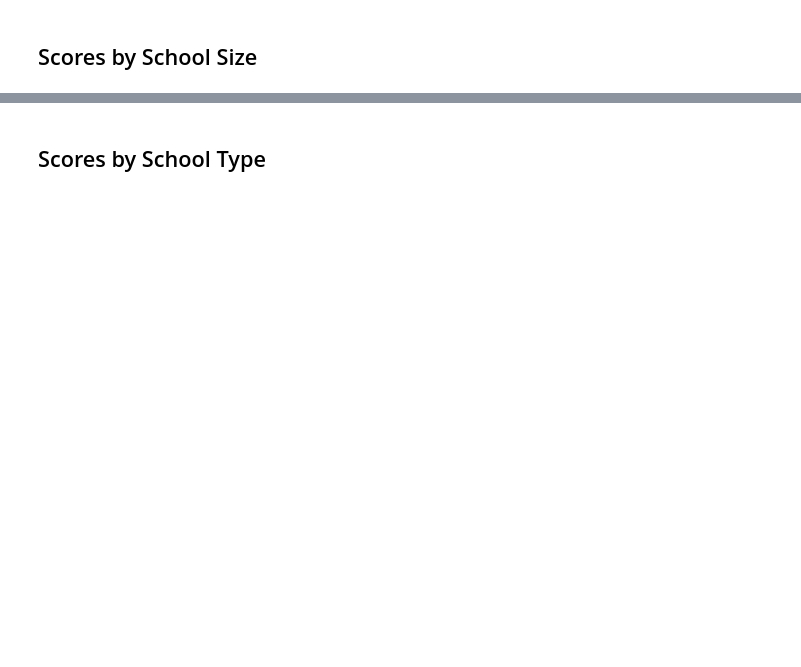
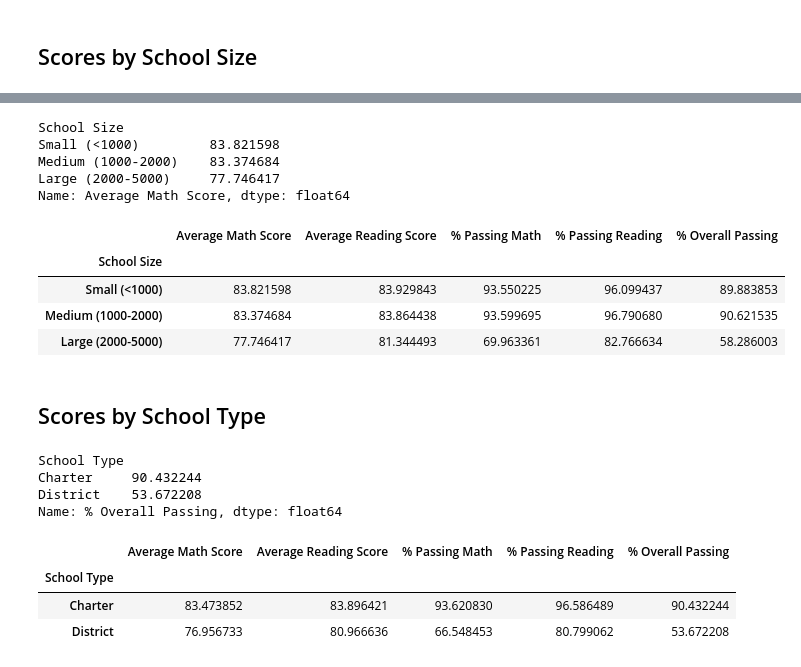
Before and after one commit to ChristyGruen/pandas-challenge, a Jupyter notebook: Starter_Code/PyCitySchools/PyCitySchools_starter.ipynb, the cells around one changed output, grey strips where cells are left out. Saved outputs shown, nothing was run; the diff lists cells and outputs as text; code cells hidden in the pictures; blank space fills up the shorter version.

```diff
--- a/Starter_Code/PyCitySchools/PyCitySchools_starter.ipynb
+++ b/Starter_Code/PyCitySchools/PyCitySchools_starter.ipynb
@@ -563,5 +599,10 @@ labels = ["Small (<1000)", "Medium (1000-2000)", "Large (2000-5000)"]
 # %%
 # Categorize the spending based on the bins
 # Use `pd.cut` on the "Total Students" column of the `per_school_summary` DataFrame.
+#try out code on copy of dataframe first
+# per_school_summary_size = per_school_summary.copy()
+# per_school_summary_size["School Size"] = pd.cut(per_school_summary_size["Total Students"],size_bins,labels=labels)
+# per_school_summary_size
 
-per_school_summary["School Size"] =
+per_school_summary["School Size"] = pd.cut(per_school_summary["Total Students"],size_bins,labels=labels)
+per_school_summary
@@ -572,13 +630,27 @@ size_reading_scores = per_school_summary.groupby(["School Size"]).mean()["Averag
 size_passing_math = per_school_summary.groupby(["School Size"]).mean()["% Passing Math"]
 size_passing_reading = per_school_summary.groupby(["School Size"]).mean()["% Passing Reading"]
 size_overall_passing = per_school_summary.groupby(["School Size"]).mean()["% Overall Passing"]
+size_math_scores
+# %% [output]
+School Size
+Small (<1000)         83.821598
+Medium (1000-2000)    83.374684
+Large (2000-5000)     77.746417
+Name: Average Math Score, dtype: float64
 # %%
 # Create a DataFrame called `size_summary` that breaks down school performance based on school size (small, medium, or large).
 # Use the scores above to create a new DataFrame called `size_summary`
+sizesum = {"Average Math Score":size_math_scores,"Average Reading Score":size_reading_scores,"% Passing Math":size_passing_math,"% Passing Reading":size_passing_reading,"% Overall Passing":size_overall_passing}
 
-
+size_summary = pd.DataFrame(sizesum)
 # Display results
 size_summary
+# %% [output]
+|  | Average Math Score | Average Reading Score | % Passing Math | % Passing Reading | % Overall Passing |
+| School Size |  |  |  |  |  |
+| Small (<1000) | 83.821598 | 83.929843 | 93.550225 | 96.099437 | 89.883853 |
+| Medium (1000-2000) | 83.374684 | 83.864438 | 93.599695 | 96.790680 | 90.621535 |
+| Large (2000-5000) | 77.746417 | 81.344493 | 69.963361 | 82.766634 | 58.286003 |
 # %% [markdown]
 ## Scores by School Type
 # %%
@@ -595,9 +667,21 @@ average_reading_score_by_type = type_reading_scores["Average Reading Score"]
 average_percent_passing_math_by_type = type_passing_math["% Passing Math"]
 average_percent_passing_reading_by_type = type_passing_reading["% Passing Reading"]
 average_percent_overall_passing_by_type = type_overall_passing["% Overall Passing"]
+# %%
+average_percent_overall_passing_by_type
+# %% [output]
+School Type
+Charter     90.432244
+District    53.672208
+Name: % Overall Passing, dtype: float64
 # %%
 # Assemble the new data by type into a DataFrame called `type_summary`
-
-
+typesum = {"Average Math Score":average_math_score_by_type,"Average Reading Score":average_reading_score_by_type,"% Passing Math":average_percent_passing_math_by_type,"% Passing Reading":average_percent_passing_reading_by_type,"% Overall Passing":average_percent_overall_passing_by_type}
+type_summary = pd.DataFrame(typesum)
 # Display results
 type_summary
+# %% [output]
+|  | Average Math Score | Average Reading Score | % Passing Math | % Passing Reading | % Overall Passing |
+| School Type |  |  |  |  |  |
+| Charter | 83.473852 | 83.896421 | 93.620830 | 96.586489 | 90.432244 |
+| District | 76.956733 | 80.966636 | 66.548453 | 80.799062 | 53.672208 |
```
Also changed, not shown: parts of 7 cells of this notebook.
